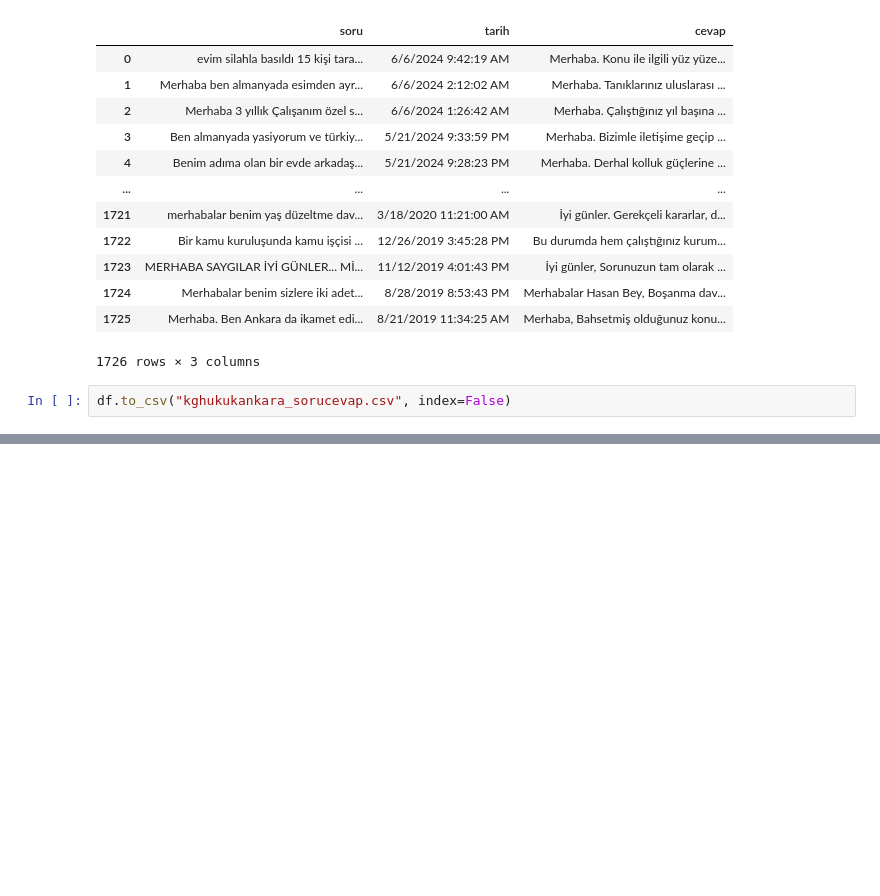
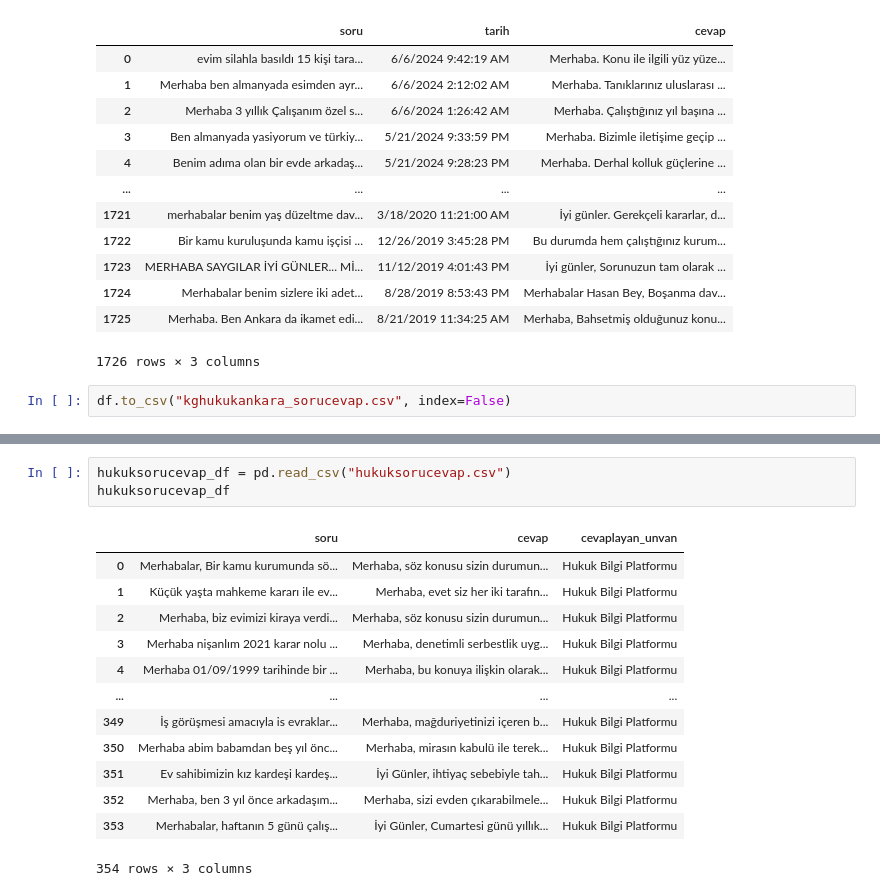
Before and after one commit to malibayram/doktora, a Jupyter notebook: veri/hukuksorucevap/kghukukankara.ipynb, the cells around one changed output, grey strips where cells are left out. Saved outputs shown, nothing was run; the diff lists cells and outputs as text; blank space fills up the shorter version.

```diff
--- a/veri/hukuksorucevap/kghukukankara.ipynb
+++ b/veri/hukuksorucevap/kghukukankara.ipynb
@@ -134,0 +149,17 @@ Some weights of the model checkpoint at lserinol/bert-turkish-question-answering
+# %%
+hukuksorucevap_df = pd.read_csv("hukuksorucevap.csv")
+hukuksorucevap_df
+# %% [output]
+|  | soru | cevap | cevaplayan_unvan |
+| 0 | Merhabalar, Bir kamu kurumunda sö... | Merhaba, söz konusu sizin durumun... | Hukuk Bilgi Platformu |
+| 1 | Küçük yaşta mahkeme kararı ile ev... | Merhaba, evet siz her iki tarafın... | Hukuk Bilgi Platformu |
+| 2 | Merhaba, biz evimizi kiraya verdi... | Merhaba, söz konusu sizin durumun... | Hukuk Bilgi Platformu |
+| 3 | Merhaba nişanlım 2021 karar nolu ... | Merhaba, denetimli serbestlik uyg... | Hukuk Bilgi Platformu |
+| 4 | Merhaba 01/09/1999 tarihinde bir ... | Merhaba, bu konuya ilişkin olarak... | Hukuk Bilgi Platformu |
+| ... | ... | ... | ... |
+| 349 | İş görüşmesi amacıyla is evraklar... | Merhaba, mağduriyetinizi içeren b... | Hukuk Bilgi Platformu |
+| 350 | Merhaba abim babamdan beş yıl önc... | Merhaba, mirasın kabulü ile terek... | Hukuk Bilgi Platformu |
+| 351 | Ev sahibimizin kız kardeşi kardeş... | İyi Günler, ihtiyaç sebebiyle tah... | Hukuk Bilgi Platformu |
+| 352 | Merhaba, ben 3 yıl önce arkadaşım... | Merhaba, sizi evden çıkarabilmele... | Hukuk Bilgi Platformu |
+| 353 | Merhabalar, haftanın 5 günü çalış... | İyi Günler, Cumartesi günü yıllık... | Hukuk Bilgi Platformu |
+354 rows × 3 columns
```
Also changed, not shown: parts of 5 cells of this notebook, 9 other files.
